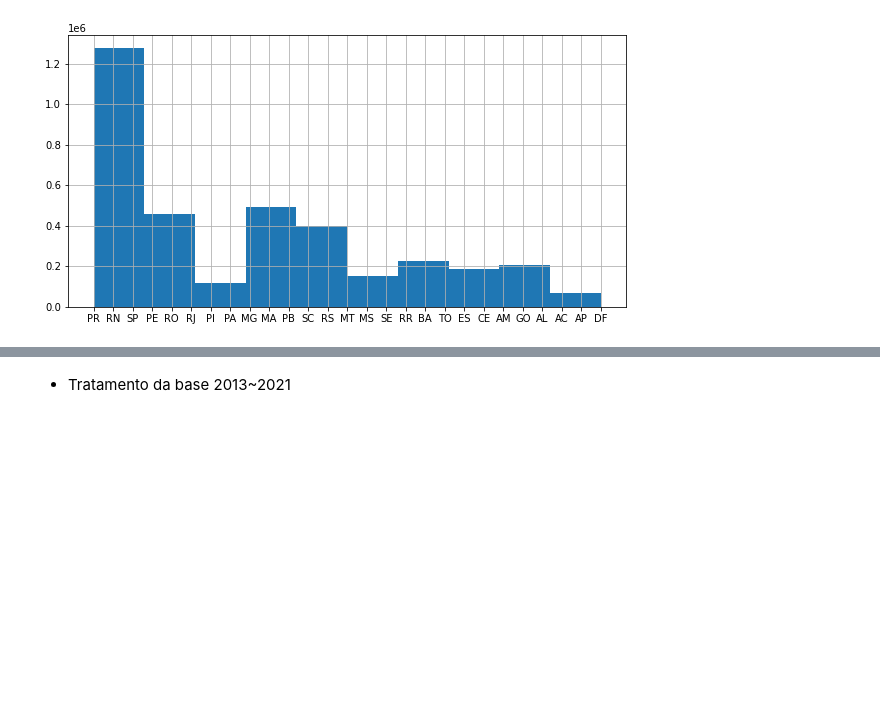
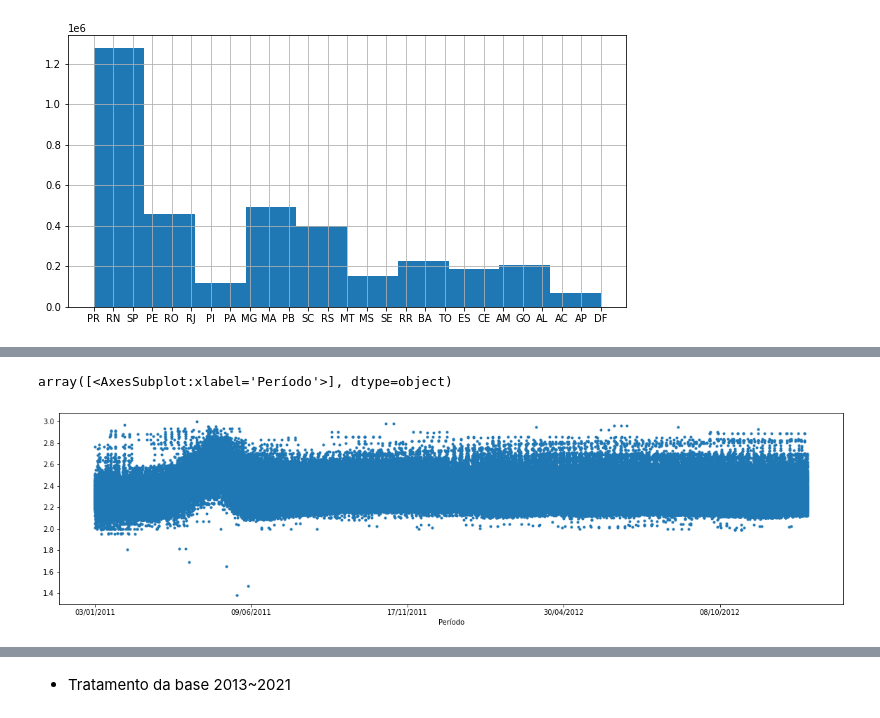
Before and after one commit to ednaelxd/residencia, a Jupyter notebook: desenvolvimento.ipynb, the cells around one changed output, grey strips where cells are left out. Cells and saved outputs as stored; diff of their text form; code cells hidden in the pictures; blank space fills up the shorter version.

```diff
--- a/desenvolvimento.ipynb
+++ b/desenvolvimento.ipynb
@@ -163,0 +146,5 @@ resumo_gas
+# %%
+df_gas.loc[:'04/01/2013','Valor de Compra'].plot(marker='.',figsize=(20,5),subplots=True,linestyle='None')
+# %% [output]
+array([<AxesSubplot:xlabel='Período'>], dtype=object)
+[figure, added]
```
Also changed, not shown: parts of 14 cells of this notebook.
